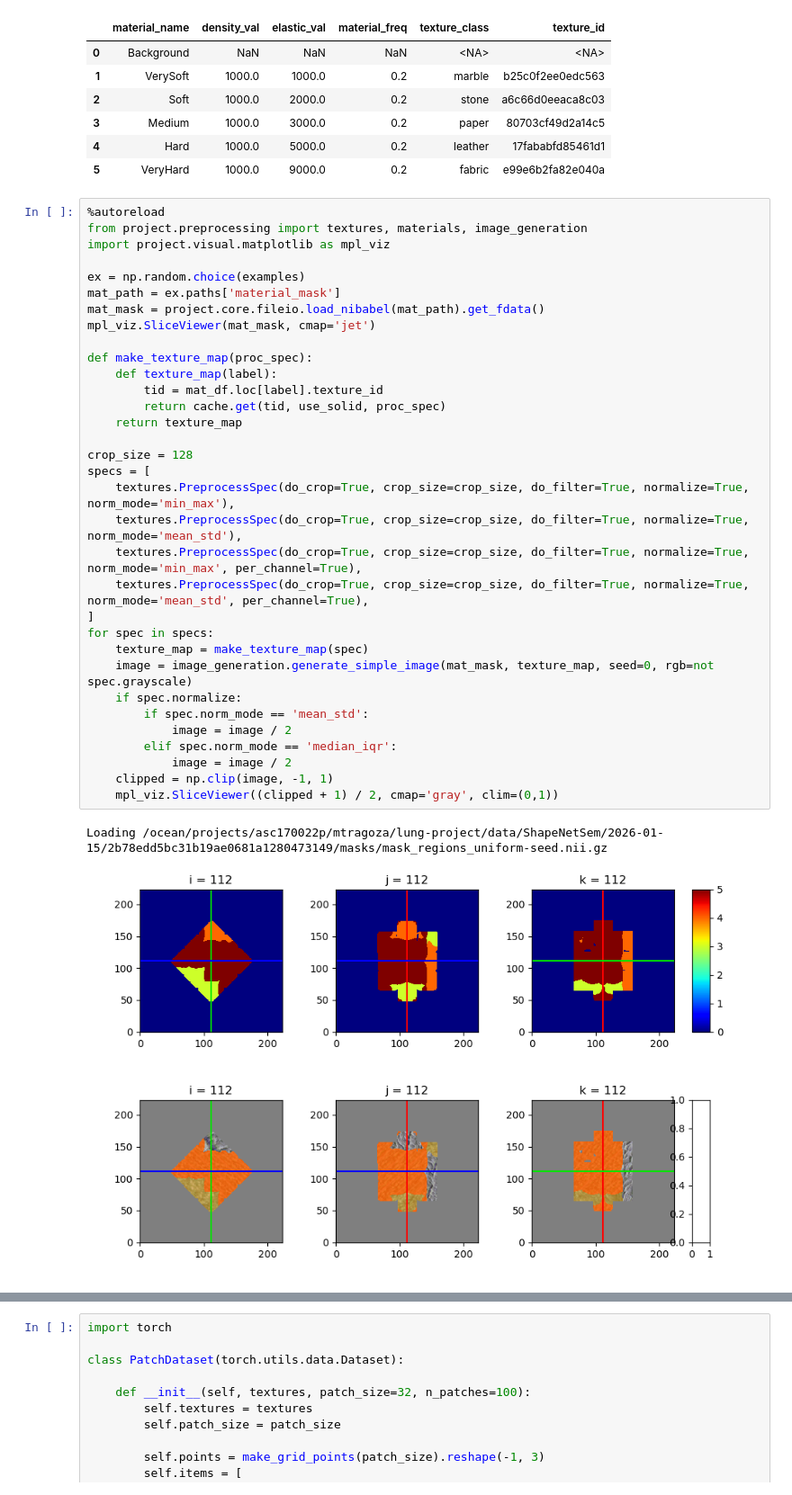
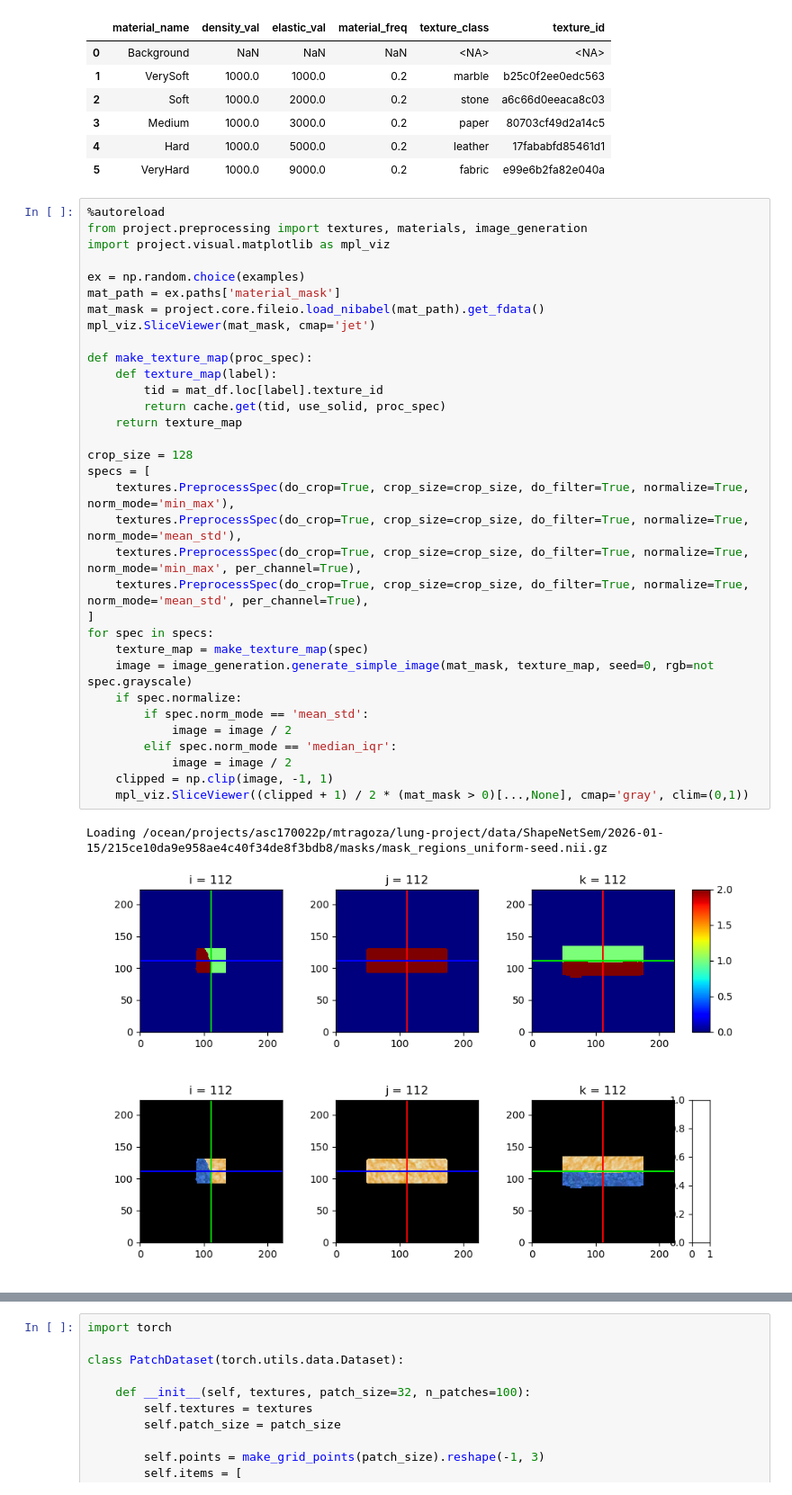
Before and after one commit to mattragoza/lung-project, a Jupyter notebook: notebooks/shapenet/101-texture-classification.ipynb, the cells around one changed output, grey strips where cells are left out. Shown at 90% size. Cells and saved outputs as stored; diff of their text form.

```diff
--- a/notebooks/shapenet/101-texture-classification.ipynb
+++ b/notebooks/shapenet/101-texture-classification.ipynb
@@ -263,34 +241,34 @@ from project.preprocessing import textures, materials, image_generation
 import project.visual.matplotlib as mpl_viz
 
 ex = np.random.choice(examples)
 mat_path = ex.paths['material_mask']
 mat_mask = project.core.fileio.load_nibabel(mat_path).get_fdata()
 mpl_viz.SliceViewer(mat_mask, cmap='jet')
 
 def make_texture_map(proc_spec):
     def texture_map(label):
         tid = mat_df.loc[label].texture_id
         return cache.get(tid, use_solid, proc_spec)
     return texture_map
 
 crop_size = 128
 specs = [
     textures.PreprocessSpec(do_crop=True, crop_size=crop_size, do_filter=True, normalize=True, norm_mode='min_max'),
     textures.PreprocessSpec(do_crop=True, crop_size=crop_size, do_filter=True, normalize=True, norm_mode='mean_std'),
     textures.PreprocessSpec(do_crop=True, crop_size=crop_size, do_filter=True, normalize=True, norm_mode='min_max', per_channel=True),
     textures.PreprocessSpec(do_crop=True, crop_size=crop_size, do_filter=True, normalize=True, norm_mode='mean_std', per_channel=True),
 ]
 for spec in specs:
     texture_map = make_texture_map(spec)
     image = image_generation.generate_simple_image(mat_mask, texture_map, seed=0, rgb=not spec.grayscale)
     if spec.normalize:
         if spec.norm_mode == 'mean_std':
             image = image / 2
         elif spec.norm_mode == 'median_iqr':
             image = image / 2
     clipped = np.clip(image, -1, 1)
-    mpl_viz.SliceViewer((clipped + 1) / 2, cmap='gray', clim=(0,1))
+    mpl_viz.SliceViewer((clipped + 1) / 2 * (mat_mask > 0)[...,None], cmap='gray', clim=(0,1))
 # %% [output]
-Loading /ocean/projects/asc170022p/mtragoza/lung-project/data/ShapeNetSem/2026-01-15/2b78edd5bc31b19ae0681a1280473149/masks/mask_regions_uniform-seed.nii.gz
+Loading /ocean/projects/asc170022p/mtragoza/lung-project/data/ShapeNetSem/2026-01-15/215ce10da9e958ae4c40f34de8f3bdb8/masks/mask_regions_uniform-seed.nii.gz
-[figure, old version]
+[figure, new version]
-[figure, old version]
+[figure, new version]
```
Also changed, not shown: parts of 5 cells of this notebook, 5 other files.
